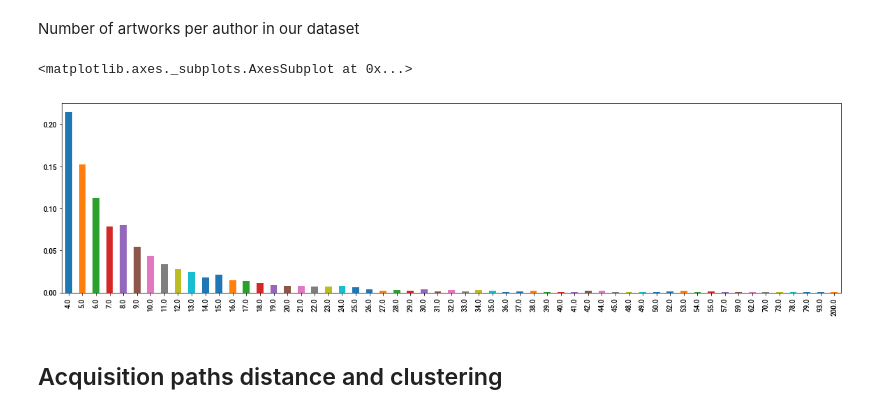
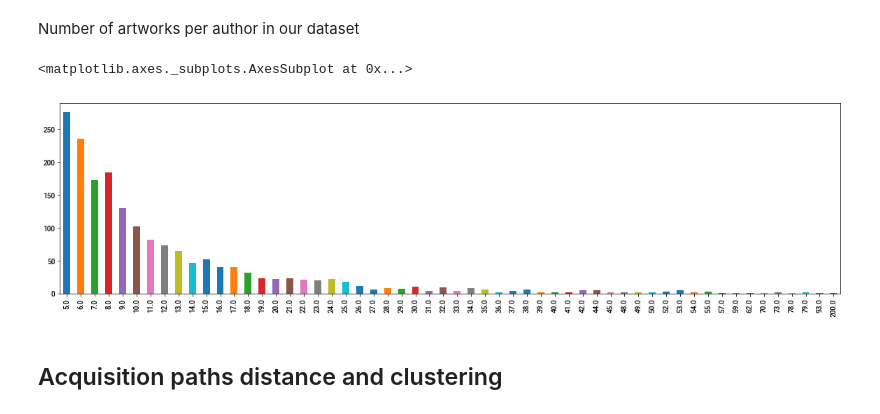
Before and after one commit to medialab/gender_art, a Jupyter notebook: trajectories/museums trajectories.ipynb, the cells around one changed output. Drawn from its saved outputs; the diff is of its cells as text; code cells hidden in the pictures.

```diff
--- a/trajectories/museums trajectories.ipynb
+++ b/trajectories/museums trajectories.ipynb
@@ -134,0 +156,6 @@ for i, row in raw_authors.iterrows():
+# %%
+raw_authors['art_count'] = raw_authors.apply(compute_art_count, axis=1)
+# %%
+raw_authors['first_aquisition'] = raw_authors.apply(compute_first_acquisition, axis=1)
+# %%
+raw_authors['last_aquisition_alive'] = raw_authors.apply(compute_last_aquisition_alive, axis=1)
@@ -135,7 +182,7 @@ for i, row in raw_authors.iterrows():
 # %% [markdown]
 <h2 style="color:red"> Règle utilisée : plus de 4 acquisitions et mort ou semi-mort (2870 individus)</h2>
 # %%
-authors = raw_authors[raw_authors['art_count'] >= 4]
+authors = raw_authors[raw_authors['art_count'] >= 1]
 authors = authors[authors['first_aquisition'] >= 1945]
 # %%
 for i, row in authors.iterrows():
@@ -168,10 +215,10 @@ authors['linlength'] = authors['sequence'].apply(linearize).apply(len)
 # %% [markdown]
 Number of artworks per author in our dataset
 # %%
-authors['art_count'].value_counts(True).sort_index().plot.bar(figsize=(20,5))
+authors['art_count'].value_counts().sort_index().plot.bar(figsize=(20,5))
 # %% [output]
 <matplotlib.axes._subplots.AxesSubplot at 0x...>
-[figure, old version]
+[figure, new version]
 # %% [markdown]
 ## Acquisition paths distance and clustering
 # %%
```
Also changed, not shown: parts of 31 cells of this notebook, 2 other files.
